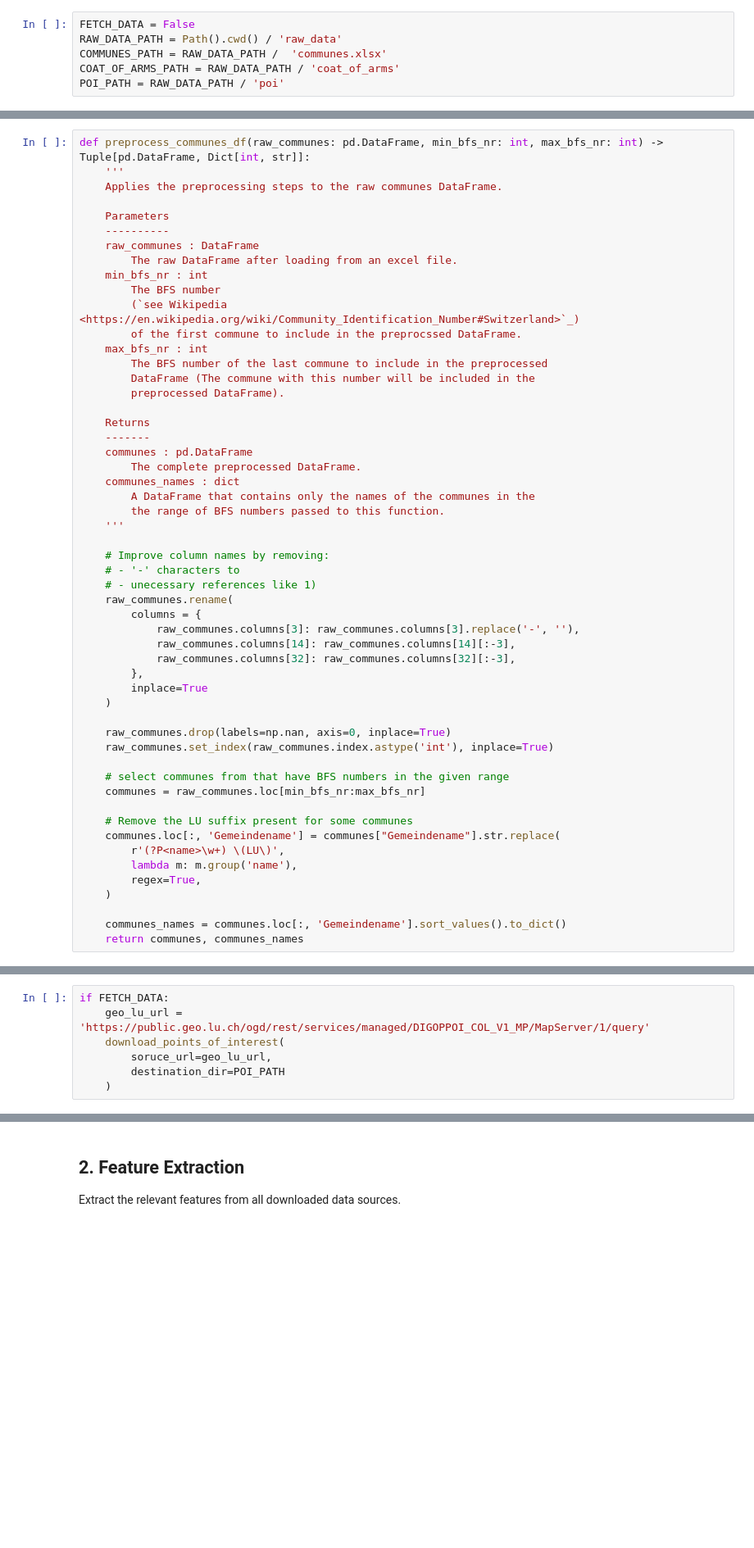
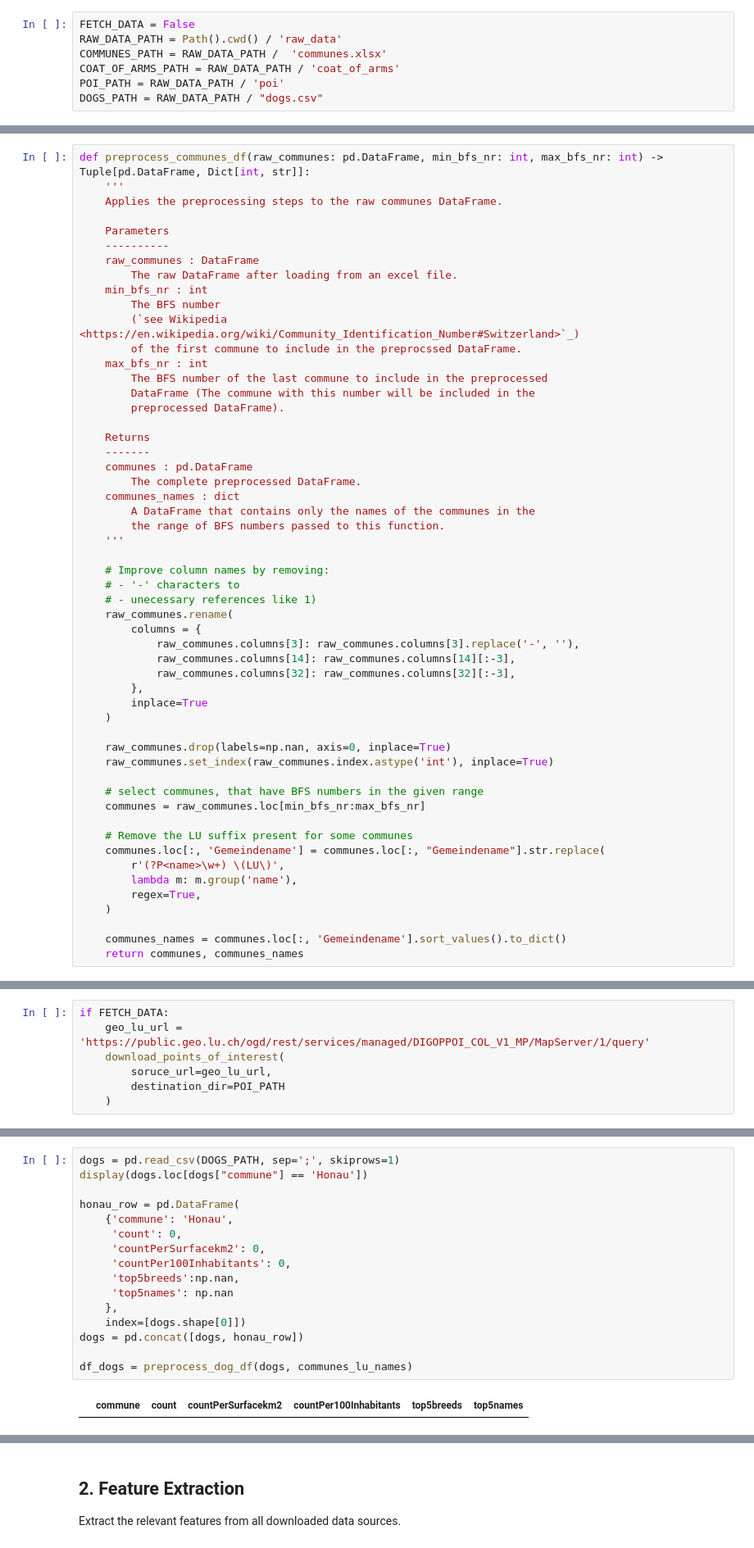
Before and after one commit to RobinfRoth/dawr-ass1, a Jupyter notebook: dawr_assignment1.ipynb, the cells around one changed output, grey strips where cells are left out. Shown at 82% size. Saved outputs shown, nothing was run; the diff lists cells and outputs as text; blank space fills up the shorter version.

Commit message:
add missing commune manually; include dogs in ranking

```diff
--- a/dawr_assignment1.ipynb
+++ b/dawr_assignment1.ipynb
@@ -53,6 +54,7 @@ RAW_DATA_PATH = Path().cwd() / 'raw_data'
 COMMUNES_PATH = RAW_DATA_PATH /  'communes.xlsx'
 COAT_OF_ARMS_PATH = RAW_DATA_PATH / 'coat_of_arms'
 POI_PATH = RAW_DATA_PATH / 'poi'
+DOGS_PATH = RAW_DATA_PATH / "dogs.csv"
 # %%
 def delete_raw_data(raw_data_dir: Path, subdirs: List[Path]) -> None:
     '''
@@ -147,11 +149,11 @@ def preprocess_communes_df(raw_communes: pd.DataFrame, min_bfs_nr: int, max_bfs_
     raw_communes.drop(labels=np.nan, axis=0, inplace=True)
     raw_communes.set_index(raw_communes.index.astype('int'), inplace=True)
 
-    # select communes from that have BFS numbers in the given range
+    # select communes, that have BFS numbers in the given range
     communes = raw_communes.loc[min_bfs_nr:max_bfs_nr]
 
     # Remove the LU suffix present for some communes
-    communes.loc[:, 'Gemeindename'] = communes["Gemeindename"].str.replace(
+    communes.loc[:, 'Gemeindename'] = communes.loc[:, "Gemeindename"].str.replace(
         r'(?P<name>\w+) \(LU\)',
         lambda m: m.group('name'),
         regex=True,
@@ -274,0 +357,18 @@ if FETCH_DATA:
+# %%
+dogs = pd.read_csv(DOGS_PATH, sep=';', skiprows=1)
+display(dogs.loc[dogs["commune"] == 'Honau'])
+
+honau_row = pd.DataFrame(
+    {'commune': 'Honau',
+     'count': 0,
+     'countPerSurfacekm2': 0,
+     'countPer100Inhabitants': 0,
+     'top5breeds':np.nan,
+     'top5names': np.nan
+    },
+    index=[dogs.shape[0]])
+dogs = pd.concat([dogs, honau_row])
+
+df_dogs = preprocess_dog_df(dogs, communes_lu_names)
+# %% [output]
+|  | commune | count | countPerSurfacekm2 | countPer100Inhabitants | top5breeds | top5names |
```
Also changed, not shown: parts of 20 cells of this notebook, 1 other file.
